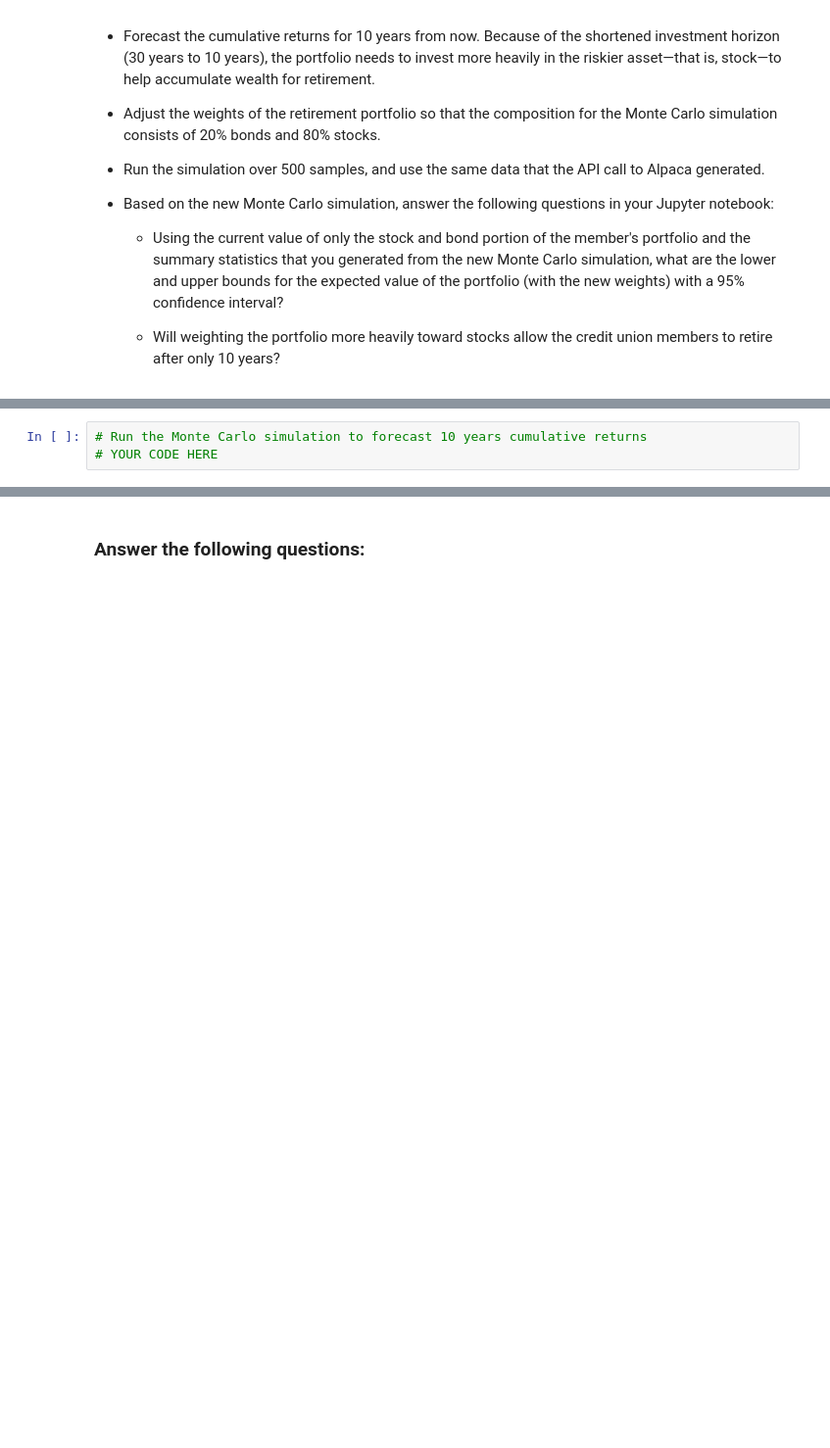
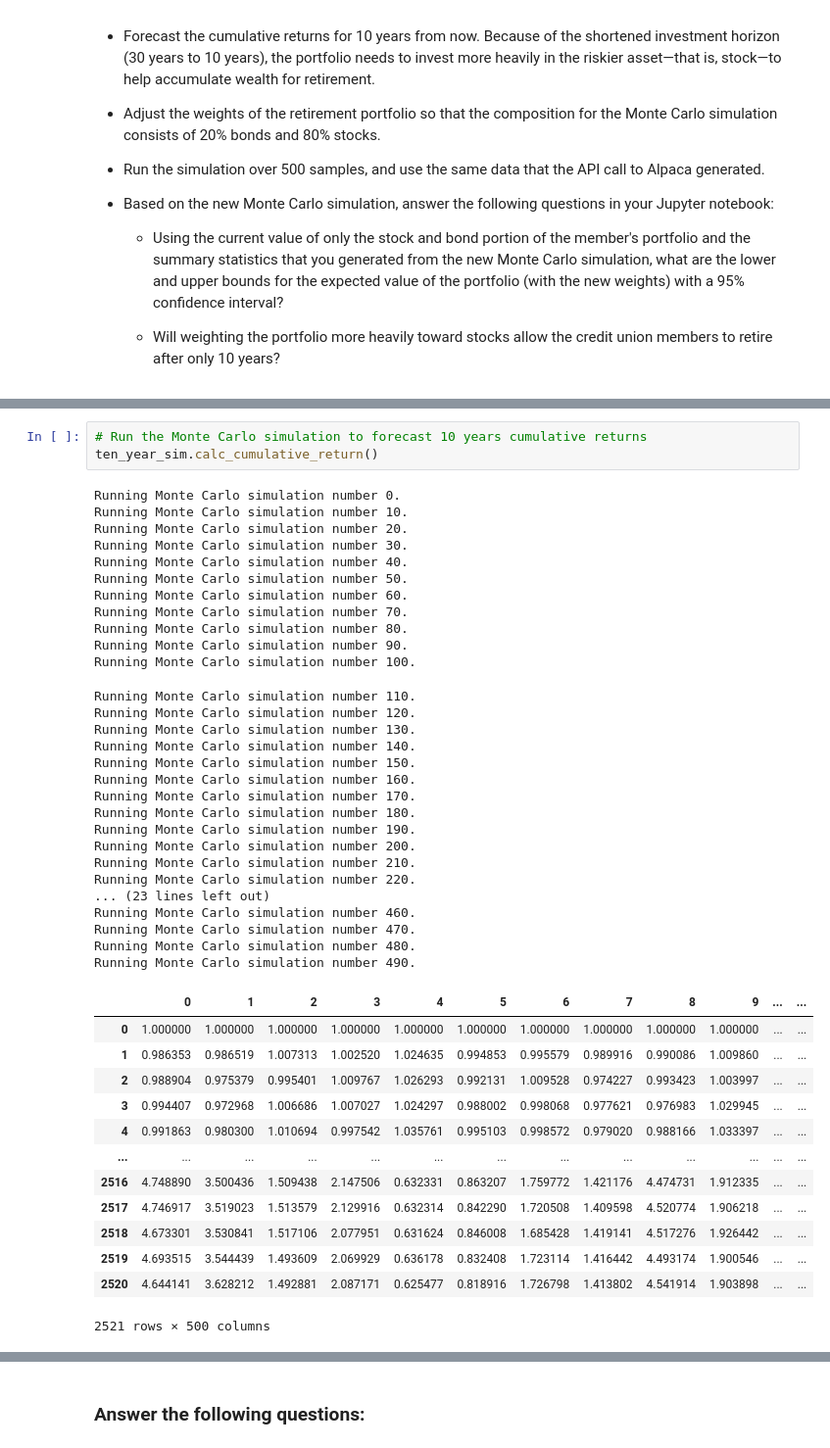
Before and after one commit to reiccv/Module_5_Challenge, a Jupyter notebook: financial_planning_tools.ipynb, the cells around one changed output, grey strips where cells are left out. Shown: that part at 98% size. Saved outputs shown, nothing was run; the diff lists cells and outputs as text; blank space fills up the shorter version.

```diff
--- a/financial_planning_tools.ipynb
+++ b/financial_planning_tools.ipynb
@@ -613,6 +629,48 @@ For this new Monte Carlo simulation, do the following:
 # %%
 # Run the Monte Carlo simulation to forecast 10 years cumulative returns
-# YOUR CODE HERE
+ten_year_sim.calc_cumulative_return()
+# %% [output]
+Running Monte Carlo simulation number 0.
+Running Monte Carlo simulation number 10.
+Running Monte Carlo simulation number 20.
+Running Monte Carlo simulation number 30.
+Running Monte Carlo simulation number 40.
+Running Monte Carlo simulation number 50.
+Running Monte Carlo simulation number 60.
+Running Monte Carlo simulation number 70.
+Running Monte Carlo simulation number 80.
+Running Monte Carlo simulation number 90.
+Running Monte Carlo simulation number 100.
+Running Monte Carlo simulation number 110.
+Running Monte Carlo simulation number 120.
+Running Monte Carlo simulation number 130.
+Running Monte Carlo simulation number 140.
+Running Monte Carlo simulation number 150.
+Running Monte Carlo simulation number 160.
+Running Monte Carlo simulation number 170.
+Running Monte Carlo simulation number 180.
+Running Monte Carlo simulation number 190.
+Running Monte Carlo simulation number 200.
+Running Monte Carlo simulation number 210.
+Running Monte Carlo simulation number 220.
+... (23 lines left out)
+Running Monte Carlo simulation number 460.
+Running Monte Carlo simulation number 470.
+Running Monte Carlo simulation number 480.
+Running Monte Carlo simulation number 490.
+|  | 0 | 1 | 2 | 3 | 4 | 5 | 6 | 7 | 8 | 9 | ... | ... |
+| 0 | 1.000000 | 1.000000 | 1.000000 | 1.000000 | 1.000000 | 1.000000 | 1.000000 | 1.000000 | 1.000000 | 1.000000 | ... | ... |
+| 1 | 0.986353 | 0.986519 | 1.007313 | 1.002520 | 1.024635 | 0.994853 | 0.995579 | 0.989916 | 0.990086 | 1.009860 | ... | ... |
+| 2 | 0.988904 | 0.975379 | 0.995401 | 1.009767 | 1.026293 | 0.992131 | 1.009528 | 0.974227 | 0.993423 | 1.003997 | ... | ... |
+| 3 | 0.994407 | 0.972968 | 1.006686 | 1.007027 | 1.024297 | 0.988002 | 0.998068 | 0.977621 | 0.976983 | 1.029945 | ... | ... |
+| 4 | 0.991863 | 0.980300 | 1.010694 | 0.997542 | 1.035761 | 0.995103 | 0.998572 | 0.979020 | 0.988166 | 1.033397 | ... | ... |
+| ... | ... | ... | ... | ... | ... | ... | ... | ... | ... | ... | ... | ... |
+| 2516 | 4.748890 | 3.500436 | 1.509438 | 2.147506 | 0.632331 | 0.863207 | 1.759772 | 1.421176 | 4.474731 | 1.912335 | ... | ... |
+| 2517 | 4.746917 | 3.519023 | 1.513579 | 2.129916 | 0.632314 | 0.842290 | 1.720508 | 1.409598 | 4.520774 | 1.906218 | ... | ... |
+| 2518 | 4.673301 | 3.530841 | 1.517106 | 2.077951 | 0.631624 | 0.846008 | 1.685428 | 1.419141 | 4.517276 | 1.926442 | ... | ... |
+| 2519 | 4.693515 | 3.544439 | 1.493609 | 2.069929 | 0.636178 | 0.832408 | 1.723114 | 1.416442 | 4.493174 | 1.900546 | ... | ... |
+| 2520 | 4.644141 | 3.628212 | 1.492881 | 2.087171 | 0.625477 | 0.818916 | 1.726798 | 1.413802 | 4.541914 | 1.903898 | ... | ... |
+2521 rows × 500 columns
 # %%
 # Visualize the 10-year Monte Carlo simulation by creating an
 # overlay line plot
```
Also changed, not shown: parts of 6 cells of this notebook.
